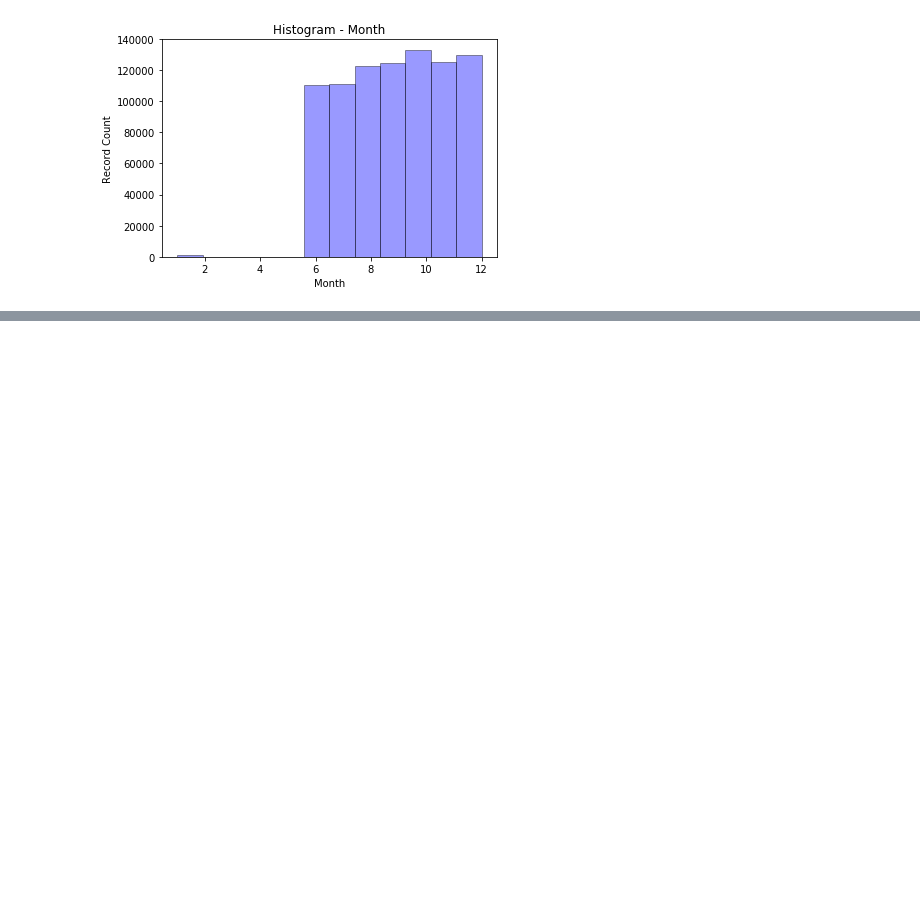
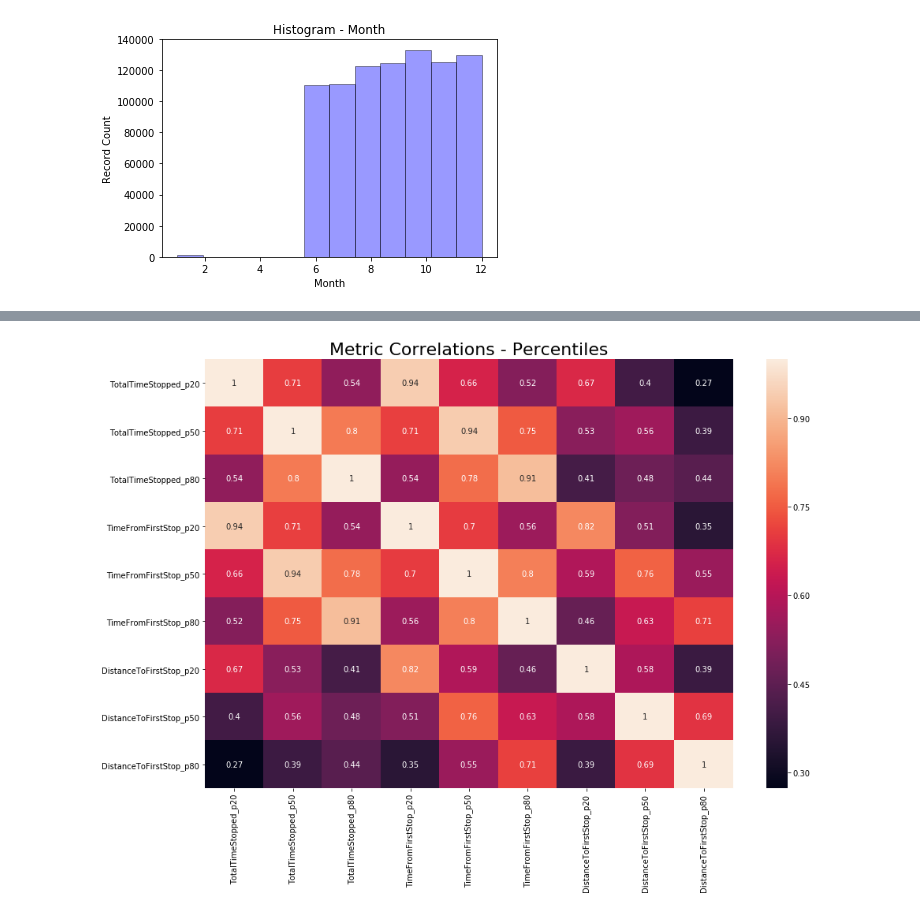
Before and after one commit to emagnusson88/geotab-intersection, a Jupyter notebook: import & visualization_em.ipynb, the cells around one changed output, grey strips where cells are left out. Cells and saved outputs as stored; diff of their text form; code cells hidden in the pictures; blank space fills up the shorter version.

```diff
--- a/import & visualization_em.ipynb
+++ b/import & visualization_em.ipynb
@@ -145,0 +171,20 @@ plt.show()
+# %%
+# grouping metrics for quicker analysis
+TotalTimeStopped = ['TotalTimeStopped_p20','TotalTimeStopped_p50', 'TotalTimeStopped_p80']
+TimeFromFirstStop = ['TimeFromFirstStop_p20','TimeFromFirstStop_p50','TimeFromFirstStop_p80']
+DistanceToFirstStop = ['DistanceToFirstStop_p20','DistanceToFirstStop_p50','DistanceToFirstStop_p80']
+# %%
+# Checking correlations for metric percentiles
+plt.figure(figsize=(15,10))
+plt.title('Metric Correlations - Percentiles', fontsize=22)
+sns.heatmap(train[TotalTimeStopped +
+                     TimeFromFirstStop +
+                     DistanceToFirstStop].astype(float).corr(),
+            vmax=1.0,  annot=True)
+plt.show()
+
+# takeaways:
+    # high-correlation between each percentile for time/distance from first stop (as you would expect)
+    # high-correlation between 20th percentile for DistanceToFirstStop and TotalTimeStopped
+# %% [output]
+[figure, added]
```
Also changed, not shown: parts of 5 cells of this notebook.
